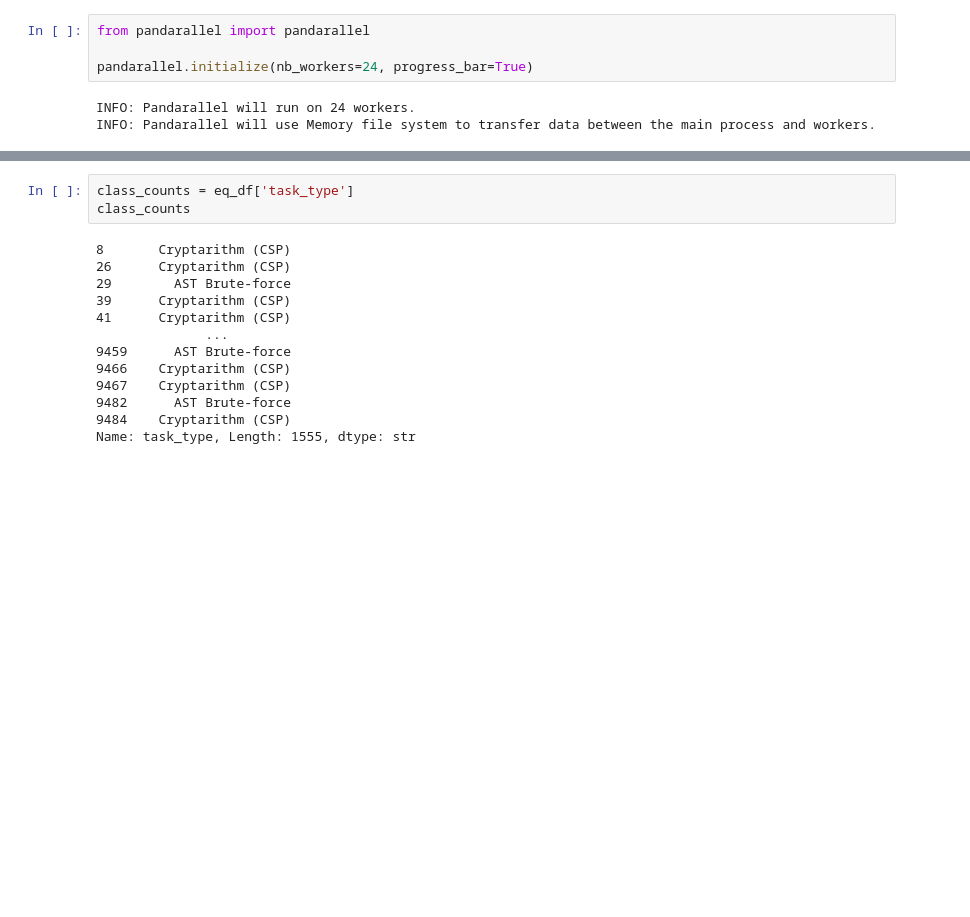
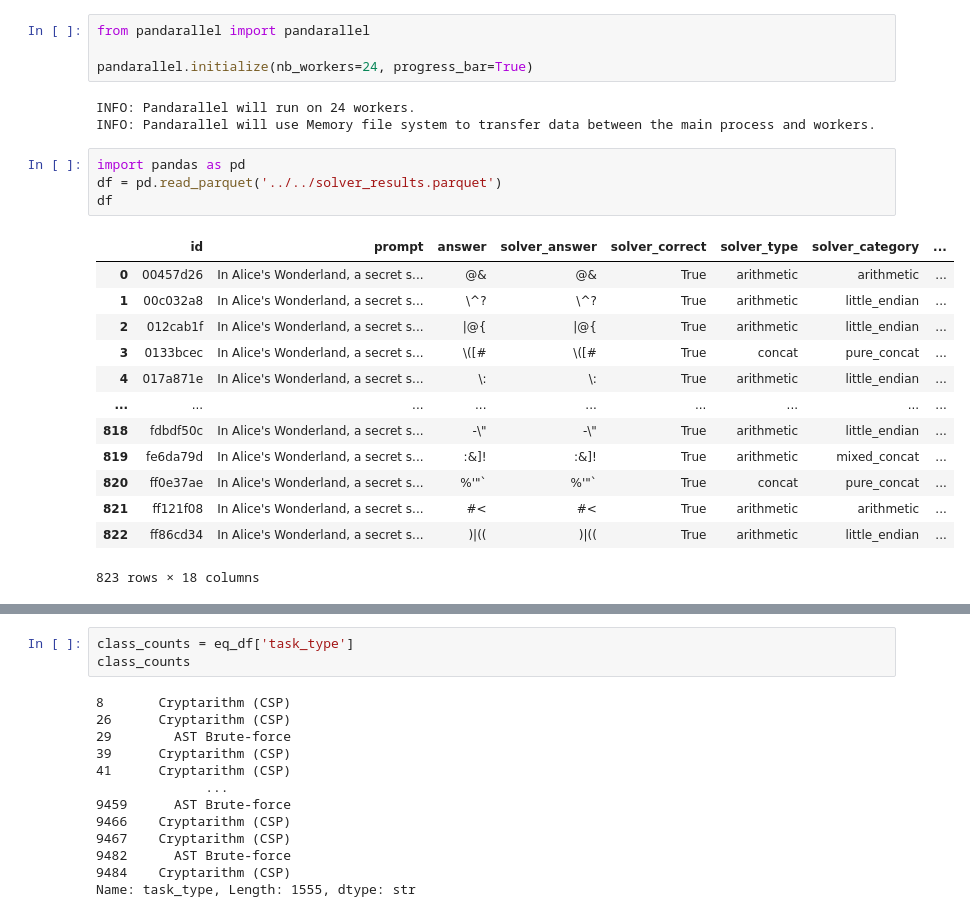
Before and after one commit to bezbahen0/nvidia-nemotron-model-reasoning-challenge, a Jupyter notebook: notebooks/Equations.ipynb, the cells around one changed output, grey strips where cells are left out. Saved outputs shown, nothing was run; the diff lists cells and outputs as text; blank space fills up the shorter version.

```diff
--- a/notebooks/Equations.ipynb
+++ b/notebooks/Equations.ipynb
@@ -146,6 +161,24 @@ pandarallel.initialize(nb_workers=24, progress_bar=True)
 # %% [output]
 INFO: Pandarallel will run on 24 workers.
 INFO: Pandarallel will use Memory file system to transfer data between the main process and workers.
+# %%
+import pandas as pd
+df = pd.read_parquet('../../solver_results.parquet')
+df
+# %% [output]
+|  | id | prompt | answer | solver_answer | solver_correct | solver_type | solver_category | ... |
+| 0 | 00457d26 | In Alice's Wonderland, a secret s... | @& | @& | True | arithmetic | arithmetic | ... |
+| 1 | 00c032a8 | In Alice's Wonderland, a secret s... | \^? | \^? | True | arithmetic | little_endian | ... |
+| 2 | 012cab1f | In Alice's Wonderland, a secret s... | |@{ | |@{ | True | arithmetic | little_endian | ... |
+| 3 | 0133bcec | In Alice's Wonderland, a secret s... | \([# | \([# | True | concat | pure_concat | ... |
+| 4 | 017a871e | In Alice's Wonderland, a secret s... | \: | \: | True | arithmetic | little_endian | ... |
+| ... | ... | ... | ... | ... | ... | ... | ... | ... |
+| 818 | fdbdf50c | In Alice's Wonderland, a secret s... | -\" | -\" | True | arithmetic | little_endian | ... |
+| 819 | fe6da79d | In Alice's Wonderland, a secret s... | :&]! | :&]! | True | arithmetic | mixed_concat | ... |
+| 820 | ff0e37ae | In Alice's Wonderland, a secret s... | %'"` | %'"` | True | concat | pure_concat | ... |
+| 821 | ff121f08 | In Alice's Wonderland, a secret s... | #< | #< | True | arithmetic | arithmetic | ... |
+| 822 | ff86cd34 | In Alice's Wonderland, a secret s... | )|(( | )|(( | True | arithmetic | little_endian | ... |
+823 rows × 18 columns
 # %%
 print("Запуск солвера. Пожалуйста, подождите...")
 results_df = eq_df.parallel_apply(evaluate_solver, axis=1)
```
Also changed, not shown: parts of 8 cells of this notebook, 8 other files.
